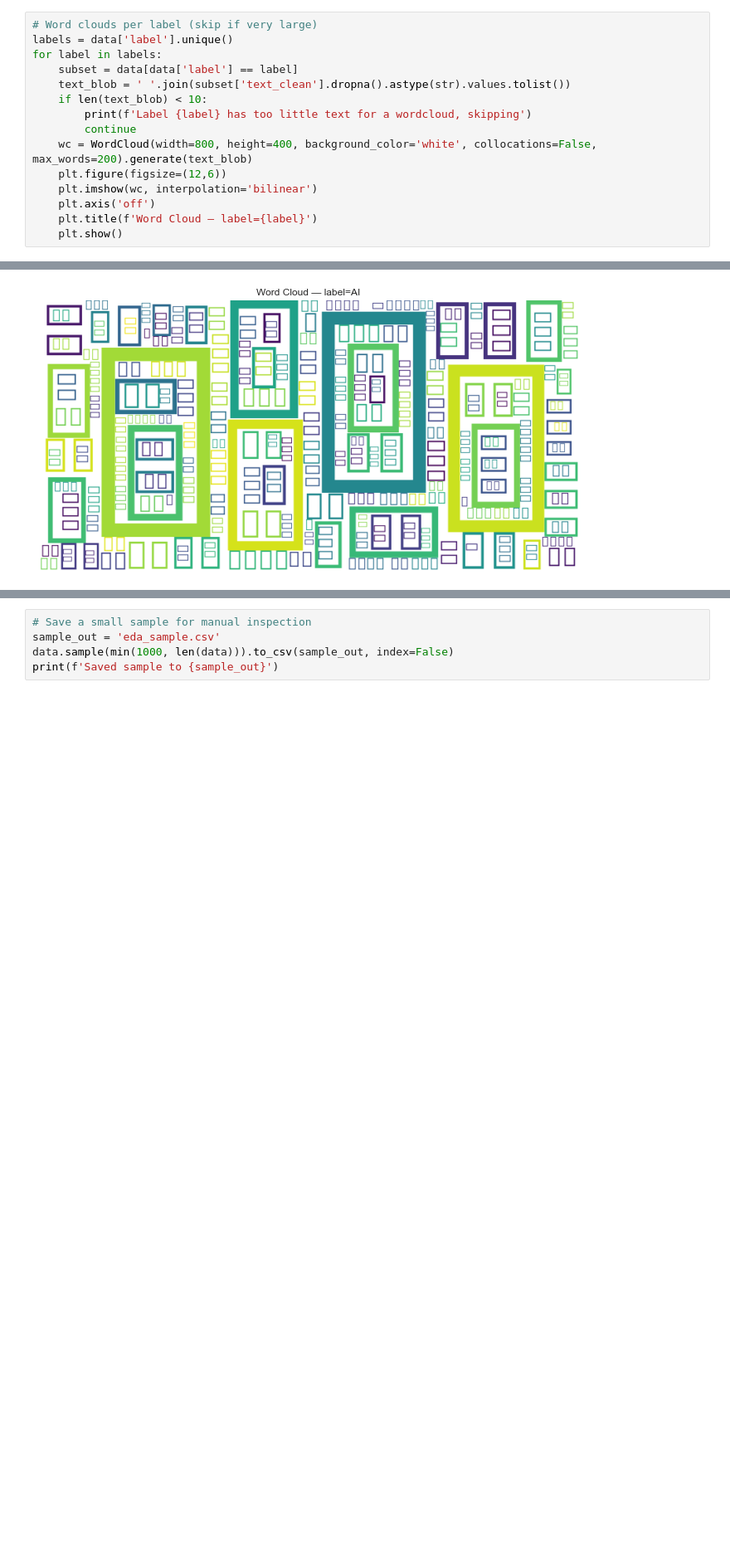
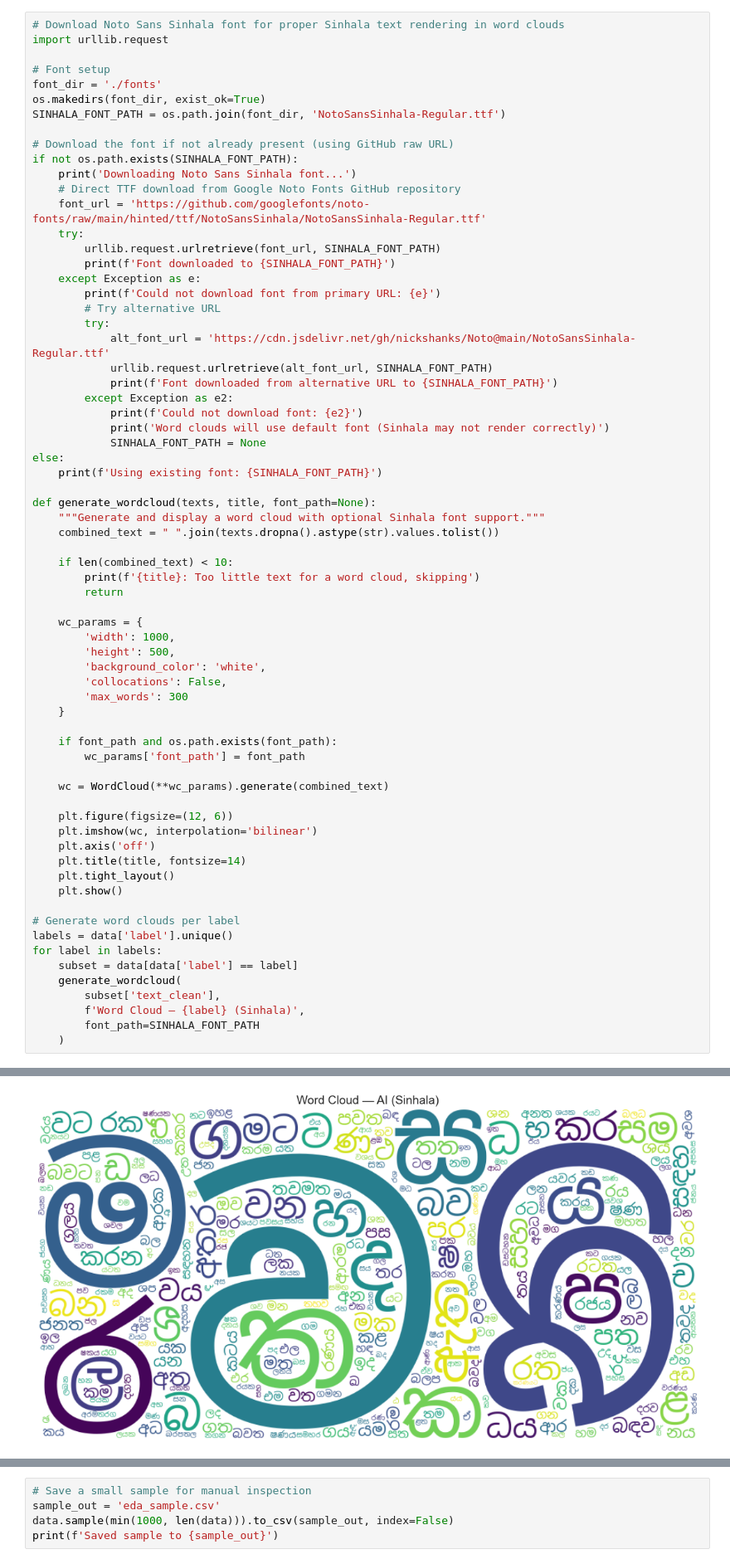
Before and after one commit to movindugunarathna/sinXdetect, a Jupyter notebook: ml/data_analysis/exploratory_data_analysis_sinXdetect_v2.ipynb, the cells around one changed output, grey strips where cells are left out. Shown at 83% size. Cells and saved outputs as stored; diff of their text form; blank space fills up the shorter version.

```diff
--- a/ml/data_analysis/exploratory_data_analysis_sinXdetect_v2.ipynb
+++ b/ml/data_analysis/exploratory_data_analysis_sinXdetect_v2.ipynb
@@ -119,16 +185,69 @@ data[['text', 'text_clean']].head()
 # %%
-# Word clouds per label (skip if very large)
+# Download Noto Sans Sinhala font for proper Sinhala text rendering in word clouds
+import urllib.request
+
+# Font setup
+font_dir = './fonts'
+os.makedirs(font_dir, exist_ok=True)
+SINHALA_FONT_PATH = os.path.join(font_dir, 'NotoSansSinhala-Regular.ttf')
+
+# Download the font if not already present (using GitHub raw URL)
+if not os.path.exists(SINHALA_FONT_PATH):
+    print('Downloading Noto Sans Sinhala font...')
+    # Direct TTF download from Google Noto Fonts GitHub repository
+    font_url = 'https://github.com/googlefonts/noto-fonts/raw/main/hinted/ttf/NotoSansSinhala/NotoSansSinhala-Regular.ttf'
+    try:
+        urllib.request.urlretrieve(font_url, SINHALA_FONT_PATH)
+        print(f'Font downloaded to {SINHALA_FONT_PATH}')
+    except Exception as e:
+        print(f'Could not download font from primary URL: {e}')
+        # Try alternative URL
+        try:
+            alt_font_url = 'https://cdn.jsdelivr.net/gh/nickshanks/Noto@main/NotoSansSinhala-Regular.ttf'
+            urllib.request.urlretrieve(alt_font_url, SINHALA_FONT_PATH)
+            print(f'Font downloaded from alternative URL to {SINHALA_FONT_PATH}')
+        except Exception as e2:
+            print(f'Could not download font: {e2}')
+            print('Word clouds will use default font (Sinhala may not render correctly)')
+            SINHALA_FONT_PATH = None
+else:
+    print(f'Using existing font: {SINHALA_FONT_PATH}')
+
+def generate_wordcloud(texts, title, font_path=None):
+    """Generate and display a word cloud with optional Sinhala font support."""
+    combined_text = " ".join(texts.dropna().astype(str).values.tolist())
+
+    if len(combined_text) < 10:
+        print(f'{title}: Too little text for a word cloud, skipping')
+        return
+
+    wc_params = {
+        'width': 1000,
+        'height': 500,
+        'background_color': 'white',
+        'collocations': False,
+        'max_words': 300
+    }
+
+    if font_path and os.path.exists(font_path):
+        wc_params['font_path'] = font_path
+
+    wc = WordCloud(**wc_params).generate(combined_text)
+
+    plt.figure(figsize=(12, 6))
+    plt.imshow(wc, interpolation='bilinear')
+    plt.axis('off')
+    plt.title(title, fontsize=14)
+    plt.tight_layout()
+    plt.show()
+
+# Generate word clouds per label
 labels = data['label'].unique()
 for label in labels:
     subset = data[data['label'] == label]
-    text_blob = ' '.join(subset['text_clean'].dropna().astype(str).values.tolist())
-    if len(text_blob) < 10:
-        print(f'Label {label} has too little text for a wordcloud, skipping')
-        continue
-    wc = WordCloud(width=800, height=400, background_color='white', collocations=False, max_words=200).generate(text_blob)
-    plt.figure(figsize=(12,6))
-    plt.imshow(wc, interpolation='bilinear')
-    plt.axis('off')
-    plt.title(f'Word Cloud — label={label}')
-    plt.show()
+    generate_wordcloud(
+        subset['text_clean'],
+        f'Word Cloud — {label} (Sinhala)',
+        font_path=SINHALA_FONT_PATH
+    )
 # %% [output]
@@ -135 +257 @@ for label in labels:
-[figure, old version]
+[figure, new version]
```
Also changed, not shown: parts of 8 cells of this notebook.
